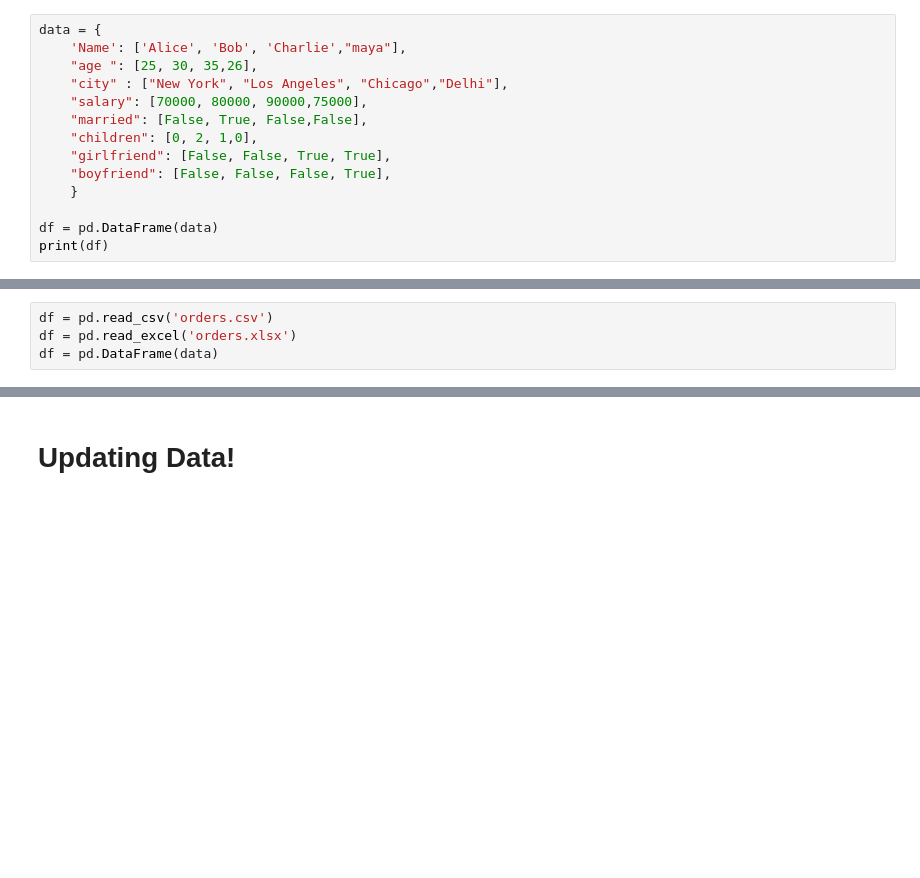
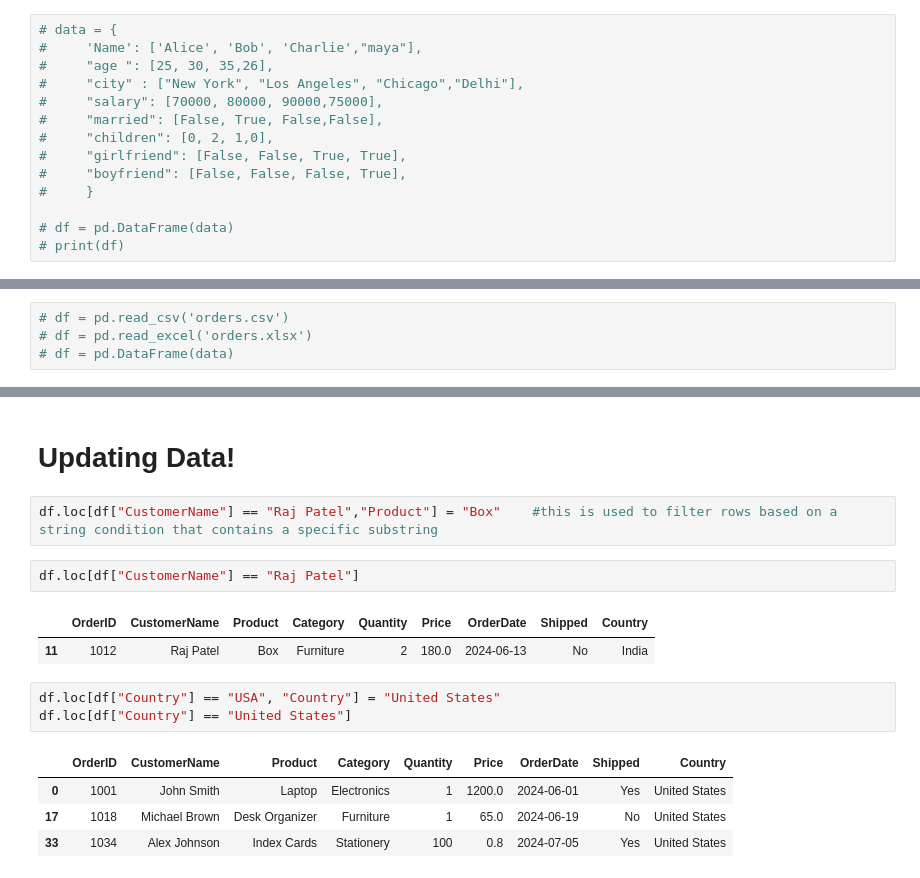
Before and after one commit to Rohitghosh14/Notes_pandas, a Jupyter notebook: pandas_file.ipynb, the cells around one changed output, grey strips where cells are left out. Drawn from its saved outputs; the diff is of its cells as text; blank space fills up the shorter version.

```diff
--- a/pandas_file.ipynb
+++ b/pandas_file.ipynb
@@ -143,16 +143,16 @@ df.iloc[4]["Product"]
 # %% [markdown]
 # Manually created data(dict)
 # %%
-data = {
-    'Name': ['Alice', 'Bob', 'Charlie',"maya"],
-    "age ": [25, 30, 35,26],
-    "city" : ["New York", "Los Angeles", "Chicago","Delhi"],
-    "salary": [70000, 80000, 90000,75000],
-    "married": [False, True, False,False],
-    "children": [0, 2, 1,0],
-    "girlfriend": [False, False, True, True],
-    "boyfriend": [False, False, False, True],
-    }
+# data = {
+#     'Name': ['Alice', 'Bob', 'Charlie',"maya"],
+#     "age ": [25, 30, 35,26],
+#     "city" : ["New York", "Los Angeles", "Chicago","Delhi"],
+#     "salary": [70000, 80000, 90000,75000],
+#     "married": [False, True, False,False],
+#     "children": [0, 2, 1,0],
+#     "girlfriend": [False, False, True, True],
+#     "boyfriend": [False, False, False, True],
+#     }
 
-df = pd.DataFrame(data)
-print(df)
+# df = pd.DataFrame(data)
+# print(df)
@@ -171,9 +159,9 @@ print(df)
 # %% [markdown]
 # Loading a DataFrame!!
 # %%
-df = pd.read_csv('orders.csv')
-df = pd.read_excel('orders.xlsx')
-df = pd.DataFrame(data)
+# df = pd.read_csv('orders.csv')
+# df = pd.read_excel('orders.xlsx')
+# df = pd.DataFrame(data)
 # %% [markdown]
 # **Filtering**
 # %%
@@ -236,3 +224,18 @@ df[df["Country"].isin(["India", "Japan"])]  #this is used to filter rows based o
 | 34 | 1035 | Yuki Yamamoto | Monitor Stand | Electronics | 1 | 55.0 | 2024-07-06 | Yes | Japan |
 # %% [markdown]
 # Updating Data!
+# %%
+df.loc[df["CustomerName"] == "Raj Patel","Product"] = "Box"    #this is used to filter rows based on a string condition that contains a specific substring
+# %%
+df.loc[df["CustomerName"] == "Raj Patel"]
+# %% [output]
+|  | OrderID | CustomerName | Product | Category | Quantity | Price | OrderDate | Shipped | Country |
+| 11 | 1012 | Raj Patel | Box | Furniture | 2 | 180.0 | 2024-06-13 | No | India |
+# %%
+df.loc[df["Country"] == "USA", "Country"] = "United States"
+df.loc[df["Country"] == "United States"]
+# %% [output]
+|  | OrderID | CustomerName | Product | Category | Quantity | Price | OrderDate | Shipped | Country |
+| 0 | 1001 | John Smith | Laptop | Electronics | 1 | 1200.0 | 2024-06-01 | Yes | United States |
+| 17 | 1018 | Michael Brown | Desk Organizer | Furniture | 1 | 65.0 | 2024-06-19 | No | United States |
+| 33 | 1034 | Alex Johnson | Index Cards | Stationery | 100 | 0.8 | 2024-07-05 | Yes | United States |
```
Also changed, not shown: parts of 6 cells of this notebook, 1 other file.
